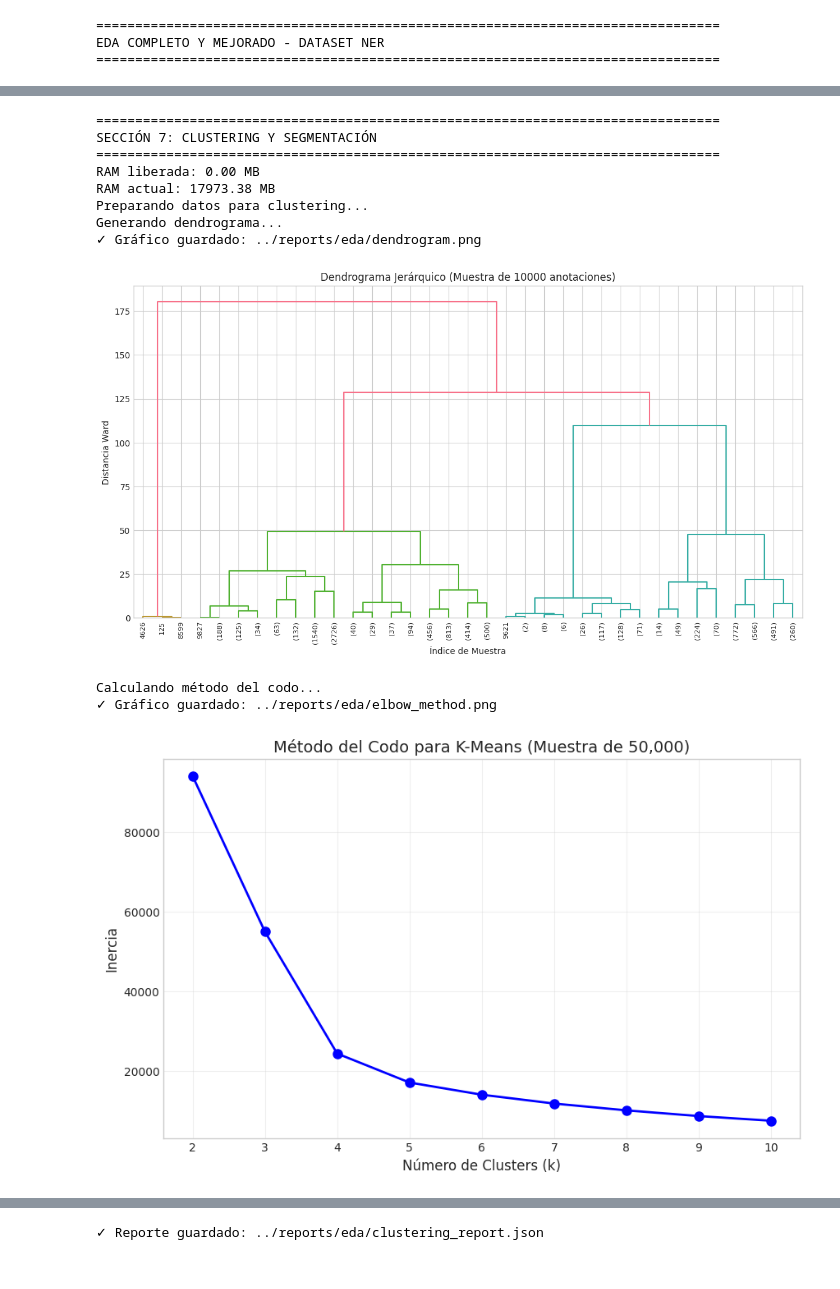
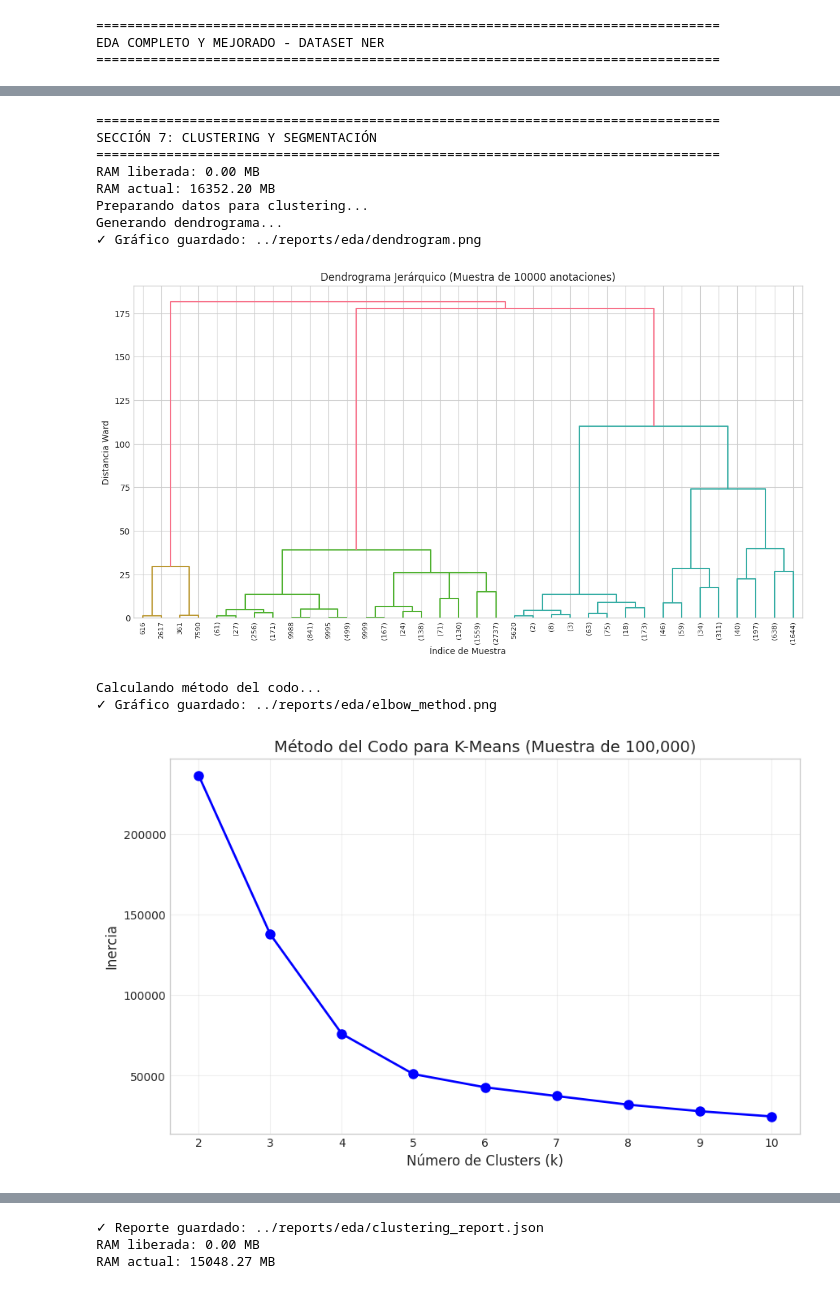
Before and after one commit to Danp06/Recolectar_Datos, a Jupyter notebook: notebooks/Eda_recipes_data.ipynb, the cells around one changed output, grey strips where cells are left out. Saved outputs shown, nothing was run; the diff lists cells and outputs as text; code cells hidden in the pictures.

```diff
--- a/notebooks/Eda_recipes_data.ipynb
+++ b/notebooks/Eda_recipes_data.ipynb
@@ -751,19 +1067,23 @@ liberar_ram()
 
 clustering_report = {}
 
-# Preparación de datos para clustering
+# Importar KneeLocator para encontrar el codo
+from kneed import KneeLocator
+
+# Preparación de datos para clustering (incluyendo nuevas columnas)
 print("Preparando datos para clustering...")
 df_cluster_full = main_with_entities.select([
-    "entity_length_chars", "type_entity", "iob_tag"
+    "entity_length_chars", "entity_length_tokens", "type_entity", "iob_tag"
 ]).to_pandas()
 
 # Encode categóricas
 le_type = LabelEncoder().fit(df_cluster_full["type_entity"])
+df_cluster_full["type_encoded"] = le_type.transform(df_cluster_full["type_entity"])
+
 le_iob = LabelEncoder().fit(df_cluster_full["iob_tag"])
-df_cluster_full["type_encoded"] = le_type.transform(df_cluster_full["type_entity"])
 df_cluster_full["iob_encoded"] = le_iob.transform(df_cluster_full["iob_tag"])
 
-features_full = df_cluster_full[["entity_length_chars", "type_encoded", "iob_encoded"]].values
+features_full = df_cluster_full[["entity_length_chars", "entity_length_tokens", "type_encoded", "iob_encoded"]].values
 scaler = StandardScaler()
 features_scaled_full = scaler.fit_transform(features_full)
 
@@ -772,7 +1092,7 @@ sample_size = 10000
 df_sample = main_with_entities.sample(n=min(sample_size, len(main_with_entities)), seed=42).to_pandas()
 df_sample["type_encoded"] = le_type.transform(df_sample["type_entity"])
 df_sample["iob_encoded"] = le_iob.transform(df_sample["iob_tag"])
-features_sample = df_sample[["entity_length_chars", "type_encoded", "iob_encoded"]].values
+features_sample = df_sample[["entity_length_chars", "entity_length_tokens", "type_encoded", "iob_encoded"]].values
 features_scaled_sample = scaler.transform(features_sample)
 
 # Dendrograma jerárquico
@@ -787,7 +1107,7 @@ plot_and_save(fig, 'dendrogram.png')
 
 # Método del codo
 print("Calculando método del codo...")
-elbow_sample_size = min(50000, len(features_scaled_full))
+elbow_sample_size = min(100000, len(features_scaled_full))
 elbow_indices = np.random.choice(len(features_scaled_full), elbow_sample_size, replace=False)
 features_elbow = features_scaled_full[elbow_indices]
 
@@ -806,25 +1126,47 @@ ax.set_title(f'Método del Codo para K-Means (Muestra de {elbow_sample_size:,})'
 ax.grid(True, alpha=0.3)
 plot_and_save(fig, 'elbow_method.png')
 
-# K-Means óptimo (asumimos k=4 basado en elbow, ajusta según visualización)
-k_opt = 4
+# K-Means óptimo: Determinar k automáticamente usando KneeLocator
+kl = KneeLocator(K_range, inertias, S=1.0, curve="convex", direction="decreasing")
+k_opt = int(kl.elbow if kl.elbow else K_range[0])  # Fallback to the smallest k if no clear elbow found
+print(f"El valor óptimo de k determinado por el método del codo es: {k_opt}")
+
 print(f"\nAplicando Mini-Batch K-Means con k={k_opt}...")
 mb_kmeans = MiniBatchKMeans(n_clusters=k_opt, random_state=42, batch_size=1024, n_init=3)
 mb_kmeans.fit(features_scaled_full)
 df_cluster_full['cluster'] = mb_kmeans.labels_
 
 # Análisis de clusters
-cluster_summary = df_cluster_full.groupby(['cluster', 'type_entity']).size().unstack(fill_value=0)
-print("\nDistribución de tipos por cluster:")
-print(cluster_summary)
+print("\nDistribución de tipos de entidades por cluster (Top 25 por cluster):")
+for cluster in sorted(df_cluster_full['cluster'].unique()):
+    top_types = df_cluster_full[df_cluster_full['cluster'] == cluster]['type_entity'].value_counts().head(25)
+    print(f"\nCluster {cluster}:")
+    print(top_types)
+
+# Guardar la distribución completa
+cluster_summary_full = df_cluster_full.groupby(['cluster', 'type_entity']).size().unstack(fill_value=0)
+save_report(cluster_summary_full, 'cluster_type_entity_full.csv', 'csv')
 
 cluster_means = df_cluster_full.groupby('cluster').agg({
     'entity_length_chars': ['mean', 'std', 'min', 'max'],
+    'entity_length_tokens': ['mean', 'std', 'min', 'max'],
     'type_entity': 'count'
 })
 print("\nEstadísticas por cluster:")
 print(cluster_means)
 
+# Análisis de IOB tags por cluster
+print("\nDistribución de IOB tags por cluster (Top 25 por cluster):")
+for cluster in sorted(df_cluster_full['cluster'].unique()):
+    top_iob = df_cluster_full[df_cluster_full['cluster'] == cluster]['iob_tag'].value_counts().head(25)
+    print(f"\nCluster {cluster}:")
+    print(top_iob)
+
+# Guardar completa
+cluster_iob_dist_full = df_cluster_full.groupby(['cluster', 'iob_tag']).size().unstack(fill_value=0)
+save_report(cluster_iob_dist_full, 'cluster_iob_tag_full.csv', 'csv')
+
+# Ensure k_opt is a standard Python int for JSON serialization
 clustering_report['optimal_k'] = k_opt
 clustering_report['inertias'] = {int(k): float(inertia) for k, inertia in zip(K_range, inertias)}
 
@@ -835,37 +1177,40 @@ features_pca = pca.fit_transform(features_scaled_sample)
 fig, axes = plt.subplots(1, 2, figsize=(16, 6))
 
 # Plot 1: Clusters jerárquicos
-num_clusters_hier = 4
+num_clusters_hier = k_opt  # Usar k_opt para consistencia
 clusters_hier = fcluster(Z, t=num_clusters_hier, criterion='maxclust')
 scatter1 = axes[0].scatter(features_pca[:, 0], features_pca[:, 1],
                            c=clusters_hier, cmap='viridis', alpha=0.6, s=20)
 axes[0].set_xlabel(f'PC1 ({pca.explained_variance_ratio_[0]:.1%} varianza)')
 axes[0].set_ylabel(f'PC2 ({pca.explained_variance_ratio_[1]:.1%} varianza)')
-axes[0].set_title('Clustering Jerárquico (Ward)')
+axes[0].set_title(f'Clustering Jerárquico (Ward, k={num_clusters_hier})')
 plt.colorbar(scatter1, ax=axes[0], label='Cluster')
 
 # Plot 2: K-Means en muestra
 df_sample['cluster_kmeans'] = mb_kmeans.predict(features_scaled_sample)
 scatter2 = axes[1].scatter(features_pca[:, 0], features_pca[:, 1],
                            c=df_sample['cluster_kmeans'], cmap='plasma', alpha=0.6, s=20)
 axes[1].set_xlabel(f'PC1 ({pca.explained_variance_ratio_[0]:.1%} varianza)')
 axes[1].set_ylabel(f'PC2 ({pca.explained_variance_ratio_[1]:.1%} varianza)')
 axes[1].set_title(f'Mini-Batch K-Means (k={k_opt})')
 plt.colorbar(scatter2, ax=axes[1], label='Cluster')
 
 plot_and_save(fig, 'clustering_pca.png')
 
 save_report(clustering_report, 'clustering_report.json')
+
+del df_cluster_full, features_full, features_scaled_full, df_sample, features_sample, features_scaled_sample, Z, features_elbow, inertias, mb_kmeans, cluster_summary_full, cluster_means, cluster_iob_dist_full, features_pca, clusters_hier
+liberar_ram()
 # %% [output]
 ================================================================================
 SECCIÓN 7: CLUSTERING Y SEGMENTACIÓN
 ================================================================================
 RAM liberada: 0.00 MB
-RAM actual: 17973.38 MB
+RAM actual: 16352.20 MB
 Preparando datos para clustering...
 Generando dendrograma...
 ✓ Gráfico guardado: ../reports/eda/dendrogram.png
-[figure, old version]
+[figure, new version]
 Calculando método del codo...
 ✓ Gráfico guardado: ../reports/eda/elbow_method.png
-[figure, old version]
+[figure, new version]
@@ -890,4 +1235,6 @@ cluster
 ✓ Reporte guardado: ../reports/eda/clustering_report.json
+RAM liberada: 0.00 MB
+RAM actual: 15048.27 MB
 # %%
 # =============================================================================
 # SECCIÓN 8: ANÁLISIS DE CORRELACIONES
```
Also changed, not shown: parts of 29 cells of this notebook, 54 other files.
